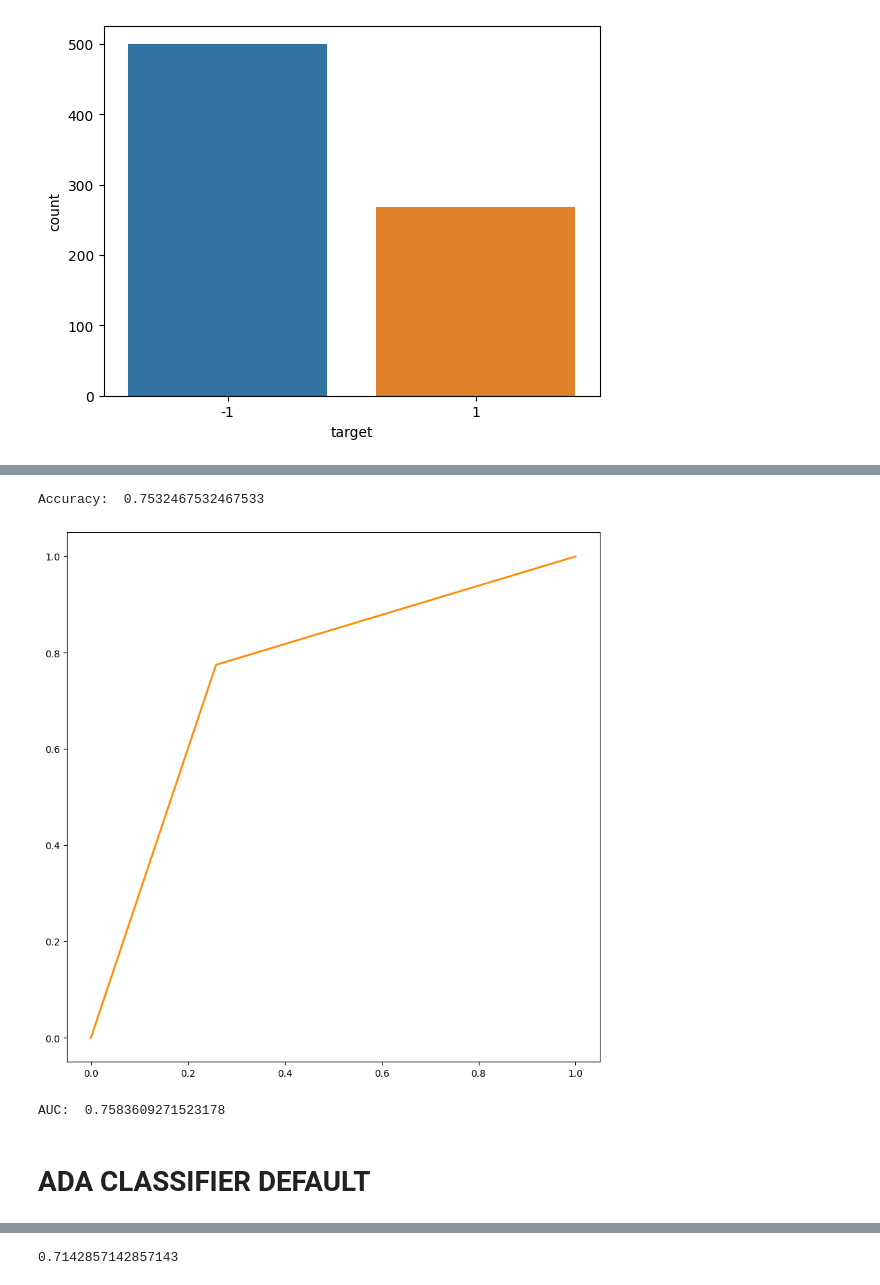
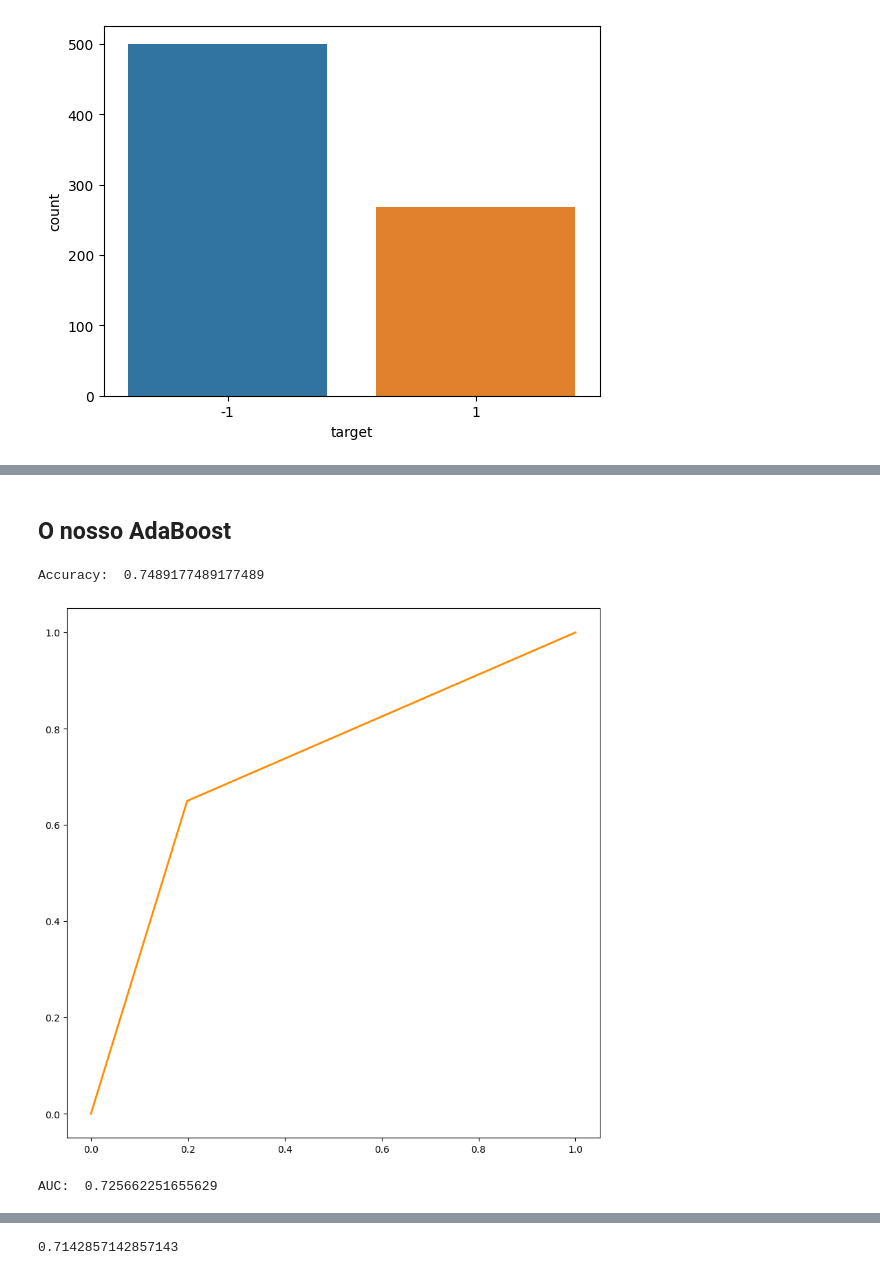
Before and after one commit to PRCSousa/ML-Assignment1, a Jupyter notebook: main.ipynb, the cells around one changed output, grey strips where cells are left out. Cells and saved outputs as stored; diff of their text form; code cells hidden in the pictures.

```diff
--- a/main.ipynb
+++ b/main.ipynb
@@ -11,0 +19,17 @@ from sklearn.model_selection import train_test_split
+# %%
+def nearest_neighbour(X):
+    nbs=NearestNeighbors(n_neighbors=5,metric='euclidean',algorithm='kd_tree').fit(X)
+    euclidean,indices= nbs.kneighbors(X)
+    return indices
+
+def SMOTE(X, xs):
+    indices2 = nearest_neighbour(X)
+    matrix=[]
+
+    for m in range(len(indices2)):
+        t=xs[indices2[m]]
+        newt=pd.DataFrame(t)
+        matrix.append([])
+        for j in range(len(newt.columns)):
+            matrix[m].append(random.choice(newt[j]))
+    return matrix
@@ -262,27 +170,31 @@ y_pred = ab.predict(X_test)
+# %% [markdown]
+## O nosso AdaBoost
+# %%
+X_Train, X_Test, y_Train, y_Test = train_test_split(X, y, test_size=0.3, random_state=42)
+
+
+ab = AdaBoost()
+ab.fit(X_Train, y_Train)
+
+y_pred = ab.predict(X_Test)
 # %%
-# analyse results on the prediction
+from sklearn.metrics import confusion_matrix
+confusion_matrix(y_Test, y_pred)
 
-# Confusion matrix
-from sklearn.metrics import confusion_matrix
-confusion_matrix(y_test, y_pred)
-
-# Accuracy
-print('Accuracy: ', ab.accuracy(y_test, y_pred))
+print('Accuracy: ', ab.accuracy(y_Test, y_pred))
 
 # ROC curve
 from sklearn.metrics import roc_curve, auc
 
-fpr, tpr, thresholds = roc_curve(y_test, y_pred)
+fpr, tpr, thresholds = roc_curve(y_Test, y_pred)
 roc_auc = auc(fpr, tpr)
 
 plt.figure(figsize=(10, 10))
 plt.plot(fpr, tpr, color='darkorange', lw=2, label='ROC curve (area = %0.2f)' % roc_auc)
 plt.show()
 
 print('AUC: ', roc_auc)
 # %% [output]
-Accuracy:  0.7532467532467533
+Accuracy:  0.7489177489177489
-[figure, old version]
+[figure, new version]
-AUC:  0.7583609271523178
+AUC:  0.725662251655629
-# %% [markdown]
-# ADA CLASSIFIER DEFAULT
```
Also changed, not shown: parts of 41 cells of this notebook.
